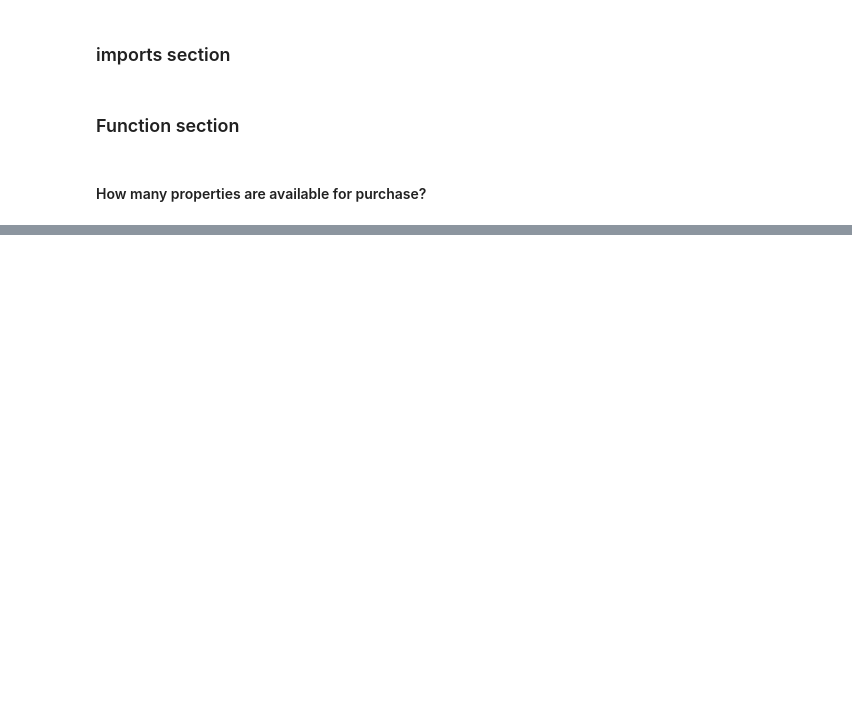
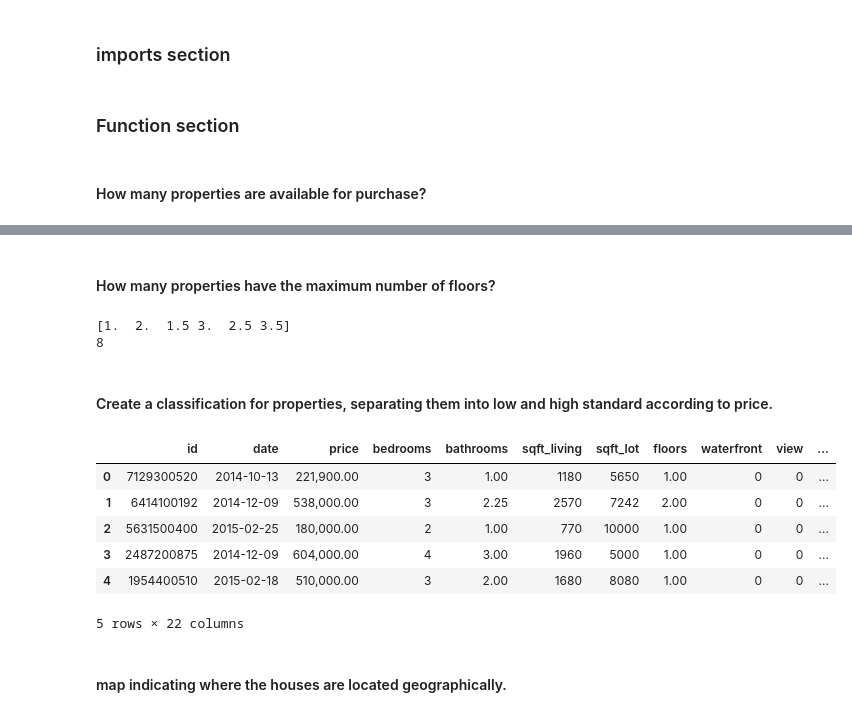
Before and after one commit to Felipehsilva/pp1-house_rocket, a Jupyter notebook: House Rocket.ipynb, the cells around one changed output, grey strips where cells are left out. Cells and saved outputs as stored; diff of their text form; code cells hidden in the pictures; blank space fills up the shorter version.

```diff
--- a/House Rocket.ipynb
+++ b/House Rocket.ipynb
@@ -12,6 +13,8 @@ import pandas as pd
 def get_data(path):
     data=pd.read_csv(path)
     return data
+# %%
+pd.options.display.float_format = '{:,.2f}'.format
 # %% [markdown]
 #### How many properties are available for purchase?
 # %%
@@ -35,0 +129,4 @@ print(p1)
+# %%
+data = get_data("kc_house_data.csv")
+data['date'] =pd.to_datetime(data['date'])
+print( data['date'].sort_values(ascending=True))
@@ -35,0 +146,25 @@ print(p1)
+# %% [markdown]
+#### How many properties have the maximum number of floors?
+# %%
+print(data['floors'].unique())
+print(data[data['floors']==3.5][['floors','id']].shape[0])
+# %% [output]
+[1.  2.  1.5 3.  2.5 3.5]
+8
+# %% [markdown]
+#### Create a classification for properties, separating them into low and high standard according to price.
+# %%
+data['level'] = 'standard'
+data.loc[data['price'] >540000, 'level']= 'high_level'
+data.loc[data['price'] <540000, 'level']= 'low_level'
+data.head()
+# %% [output]
+|  | id | date | price | bedrooms | bathrooms | sqft_living | sqft_lot | floors | waterfront | view | ... |
+| 0 | 7129300520 | 2014-10-13 | 221,900.00 | 3 | 1.00 | 1180 | 5650 | 1.00 | 0 | 0 | ... |
+| 1 | 6414100192 | 2014-12-09 | 538,000.00 | 3 | 2.25 | 2570 | 7242 | 2.00 | 0 | 0 | ... |
+| 2 | 5631500400 | 2015-02-25 | 180,000.00 | 2 | 1.00 | 770 | 10000 | 1.00 | 0 | 0 | ... |
+| 3 | 2487200875 | 2014-12-09 | 604,000.00 | 4 | 3.00 | 1960 | 5000 | 1.00 | 0 | 0 | ... |
+| 4 | 1954400510 | 2015-02-18 | 510,000.00 | 3 | 2.00 | 1680 | 8080 | 1.00 | 0 | 0 | ... |
+5 rows × 22 columns
+# %% [markdown]
+#### map indicating where the houses are located geographically.
```
Also changed, not shown: parts of 35 cells of this notebook.
